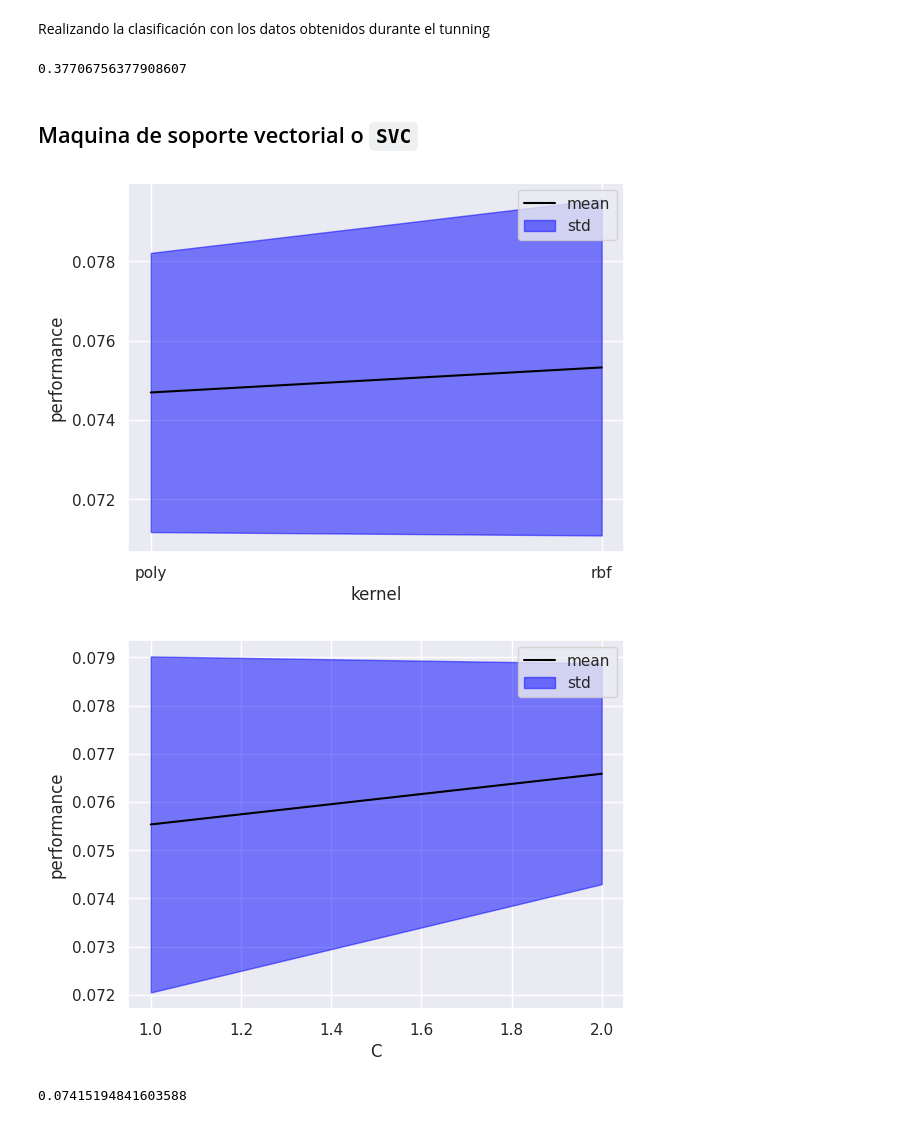
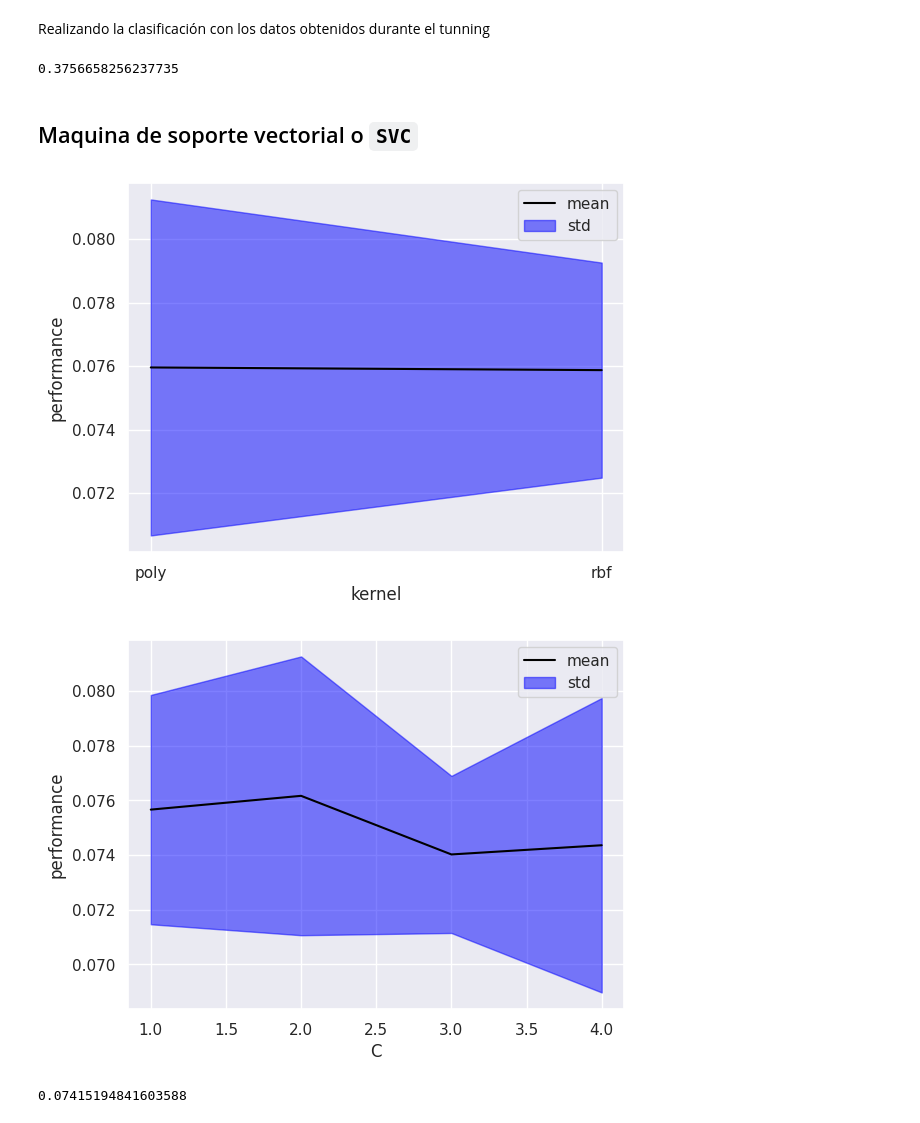
Before and after one commit to ThesplumCoder/formula1-ia-model, a Jupyter notebook: ProyectoIA_Formula_1.ipynb, the cells around one changed output. Saved outputs shown, nothing was run; the diff lists cells and outputs as text; code cells hidden in the pictures.

```diff
--- a/ProyectoIA_Formula_1.ipynb
+++ b/ProyectoIA_Formula_1.ipynb
@@ -204,7 +202,7 @@ Realizando la clasificación con los datos obtenidos durante el tunning
 # %%
 from sklearn.tree import DecisionTreeClassifier
 
-est = DecisionTreeClassifier(max_depth=9, criterion='gini')
+est = DecisionTreeClassifier(max_depth=10, criterion='entropy')
 est.fit(X_train,y_train)
 accuracy_DT = accuracy_score(est.predict(X_test), y_test)
 print(accuracy_DT)
@@ -268,12 +266,12 @@ Realizando la clasificación con los datos obtenidos durante el tunning
 # %%
 from sklearn.ensemble import RandomForestClassifier
 
-est = RandomForestClassifier(n_estimators=46, max_depth=9, criterion='gini')
+est = RandomForestClassifier(n_estimators=66, max_depth=13, criterion='gini')
 est.fit(X_train,y_train)
 accuracy_RF = accuracy_score(est.predict(X_test), y_test)
 print(accuracy_RF)
 # %% [output]
-0.37706756377908607
+0.3756658256237735
 # %% [markdown]
 ## Maquina de soporte vectorial o `SVC`
 # %%
@@ -310,13 +308,13 @@ def show_curve_svc(est, parameter_name, values, poly_degres = 2):
 # %%
 show_curve_svc('svc', 'kernel', ['poly', 'rbf'])
 # %% [output]
-[figure, old version]
+[figure, new version]
 # %%
-c_values = [float(c) for c in range(1, 3)]
+c_values = [float(c) for c in range(1, 5)]
 
 show_curve_svc('svc', 'C', c_values)
 # %% [output]
-[figure, old version]
+[figure, new version]
 # %%
 from sklearn.svm import SVC
 
```
Also changed, not shown: parts of 22 cells of this notebook.
